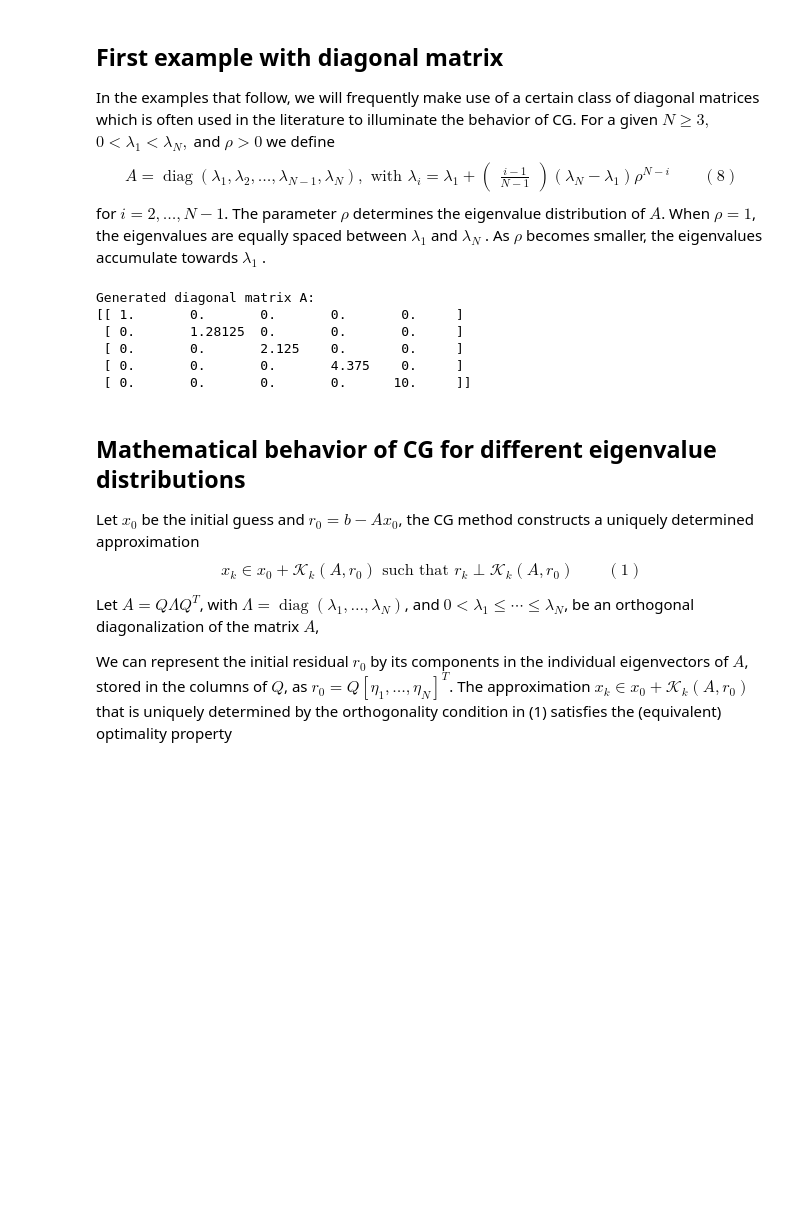
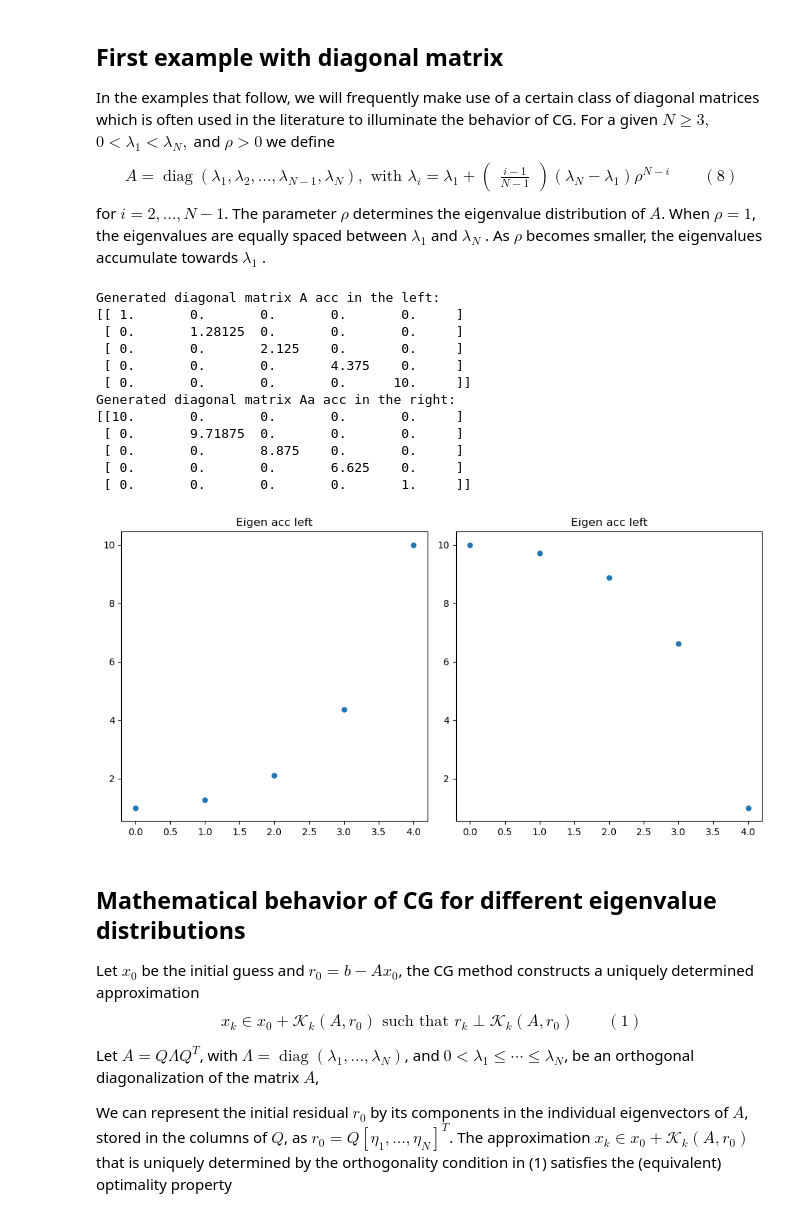
Before and after one commit to luizmc/Krylov, a Jupyter notebook: Krylov_CLS.ipynb, the cells around one changed output. Saved outputs shown, nothing was run; the diff lists cells and outputs as text; code cells hidden in the pictures; blank space fills up the shorter version.

Commit message:
Trying to reproduce the pictures of the article, problem with left matrix

```diff
--- a/Krylov_CLS.ipynb
+++ b/Krylov_CLS.ipynb
@@ -199,6 +235,7 @@ $\rho = 1$, the eigenvalues are equally spaced between $\lambda_1$ and $\lambda_
 eigenvalues accumulate towards $\lambda_1$ .
 # %%
 import numpy as np
+import matplotlib.pyplot as plt
 
 def generate_diagonal_matrix_acc_left(rho, lambda_1, N, lambda_N):
     """
@@ -230,37 +267,64 @@ def generate_diagonal_matrix_acc_right(rho, lambda_1, N, lambda_N):
     Parameters:
         rho (float): The parameter rho.
         lambda_1 (float): The parameter lambda_1.
         N (int): The size of the matrix.
         lambda_N (float): The parameter lambda_N.
 
     Returns:
         A (numpy.ndarray): The generated diagonal matrix.
     """
     # Initialize the diagonal matrix with zeros
     A = np.zeros((N, N))
 
     # Compute the diagonal elements according to the given formula
     for i in range(1, N+1):
         lambda_i = lambda_N - ((i-1)/(N-1)) * (lambda_N - lambda_1) * rho**(N-i)
         A[i-1, i-1] = lambda_i
 
     return A
 
 # Example usage:
 rho = .5
 lambda_1 = 1.0
 lambda_N = 10.0
 N = 5
-A = generate_diagonal_matrix(rho, lambda_1, N, lambda_N)
-print("Generated diagonal matrix A:")
-print(A)
+Al = generate_diagonal_matrix_acc_left(rho, lambda_1, N, lambda_N)
+print("Generated diagonal matrix A acc in the left:")
+print(Al)
+Ar = generate_diagonal_matrix_acc_right(rho, lambda_1, N, lambda_N)
+print("Generated diagonal matrix Aa acc in the right:")
+print(Ar)
+vector1=np.diag(Al)
+vector2=np.diag(Ar)
+fig, axs = plt.subplots(1, 2, figsize=(10, 5))
+
+# Plot the first vector on the first subplot
+axs[0].plot(vector1, marker='o', linestyle='', markersize=5, label='Vector 1')
+axs[0].set_title('Eigen acc left')
+
+# Plot the second vector on the second subplot
+axs[1].plot(vector2, marker='o', linestyle='', markersize=5, label='Vector 2')
+axs[1].set_title('Eigen acc left')
+
+# Adjust layout to prevent overlap
+plt.tight_layout()
+
+# Show the plot
+plt.show()
 # %% [output]
-Generated diagonal matrix A:
+Generated diagonal matrix A acc in the left:
 [[ 1.       0.       0.       0.       0.     ]
  [ 0.       1.28125  0.       0.       0.     ]
  [ 0.       0.       2.125    0.       0.     ]
  [ 0.       0.       0.       4.375    0.     ]
  [ 0.       0.       0.       0.      10.     ]]
+Generated diagonal matrix Aa acc in the right:
+[[10.       0.       0.       0.       0.     ]
+ [ 0.       9.71875  0.       0.       0.     ]
+ [ 0.       0.       8.875    0.       0.     ]
+ [ 0.       0.       0.       6.625    0.     ]
+ [ 0.       0.       0.       0.       1.     ]]
+[figure, added]
 # %% [markdown]
 ## Mathematical behavior of CG for diﬀerent eigenvalue distributions
 
```
Also changed, not shown: parts of 4 cells of this notebook, 2 other files.
